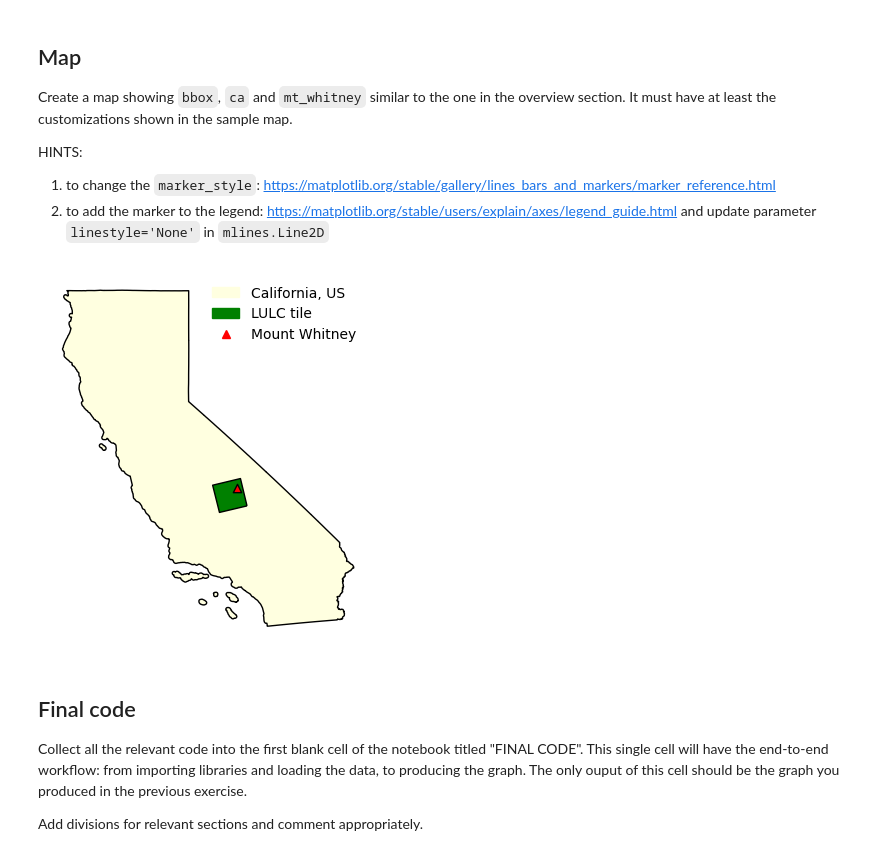
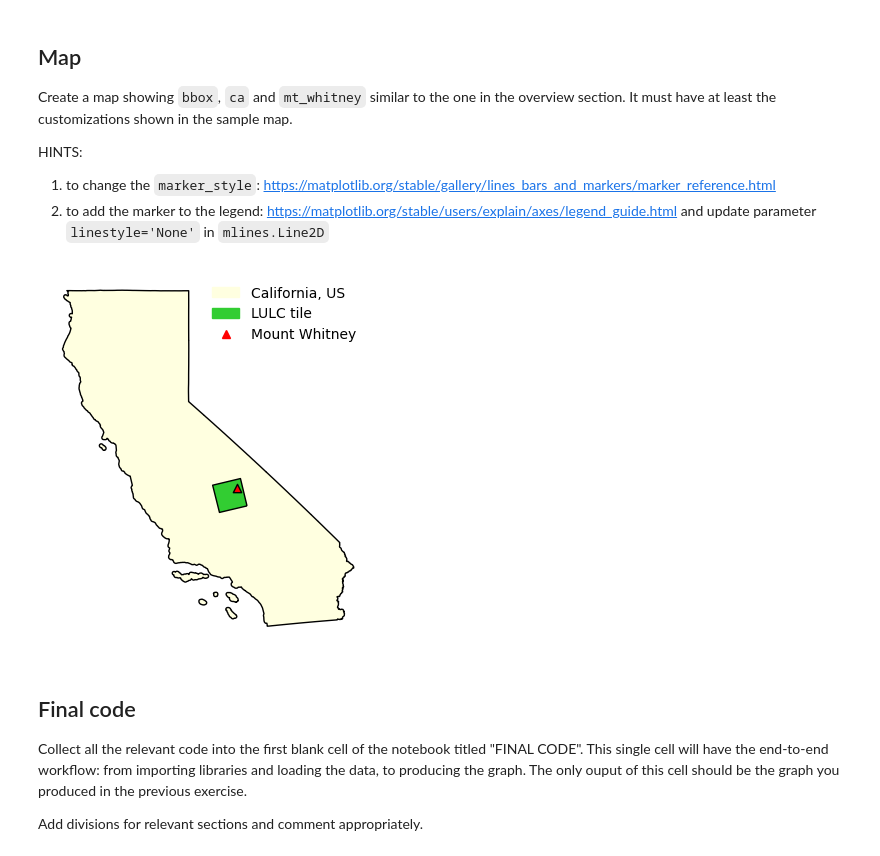
Before and after one commit to amandaherbst/eds220-hwk-4, a Jupyter notebook: hwk4-task1-whitney-map.ipynb, the cells around one changed output. Cells and saved outputs as stored; diff of their text form; code cells hidden in the pictures.

```diff
--- a/hwk4-task1-whitney-map.ipynb
+++ b/hwk4-task1-whitney-map.ipynb
@@ -145,43 +232,45 @@ HINTS:
 1. to change the `marker_style`: https://matplotlib.org/stable/gallery/lines_bars_and_markers/marker_reference.html
 2. to add the marker to the legend: https://matplotlib.org/stable/users/explain/axes/legend_guide.html and update parameter `linestyle='None'` in `mlines.Line2D`
 # %%
-# your code here
+# create map axes
 fig, ax = plt.subplots()
-
+# ------------------------------------------------------
 # plot CA outline
 ca.plot(ax = ax,
        color = "lightyellow",
        edgecolor = "black")
 ca_patch = mpatches.Patch(color = 'lightyellow',
                          label = 'California, US')
-# ---------------------------------
+# ------------------------------------------------------
 # plot lulc bounding box
 bbox.plot(ax = ax,
-         color = 'green',
+         color = 'limegreen',
          edgecolor = 'black')
-bbox_patch = mpatches.Patch(color = 'green',
+bbox_patch = mpatches.Patch(color = 'limegreen',
                          label = 'LULC tile')
-# ---------------------------------
+# ------------------------------------------------------
 # plot Mt. Whitney point
 mt_whitney.plot(ax = ax,
                color = "red",
                 edgecolor = "black",
                marker = "^")
 whitney_patch = mlines.Line2D([],[],
                              color = "red",
                              marker = "^",
                              linestyle = "None",
                              label = "Mount Whitney")
-# ---------------------------------
+# ------------------------------------------------------
 # create legend
 ax.legend(handles = [ca_patch, bbox_patch, whitney_patch],
           frameon = False,
          loc = 'upper right')
+
+# turn off axes
 ax.axis("off")
 
 plt.show()
 # %% [output]
-[figure, old version]
+[figure, new version]
 # %% [markdown]
 ## Final code
 Collect all the relevant code into the first blank cell of the notebook titled "FINAL CODE". This single cell will have the end-to-end workflow: from importing libraries and loading the data, to producing the graph. The only ouput of this cell should be the graph you produced in the previous exercise.
```
Also changed, not shown: parts of 8 cells of this notebook.
